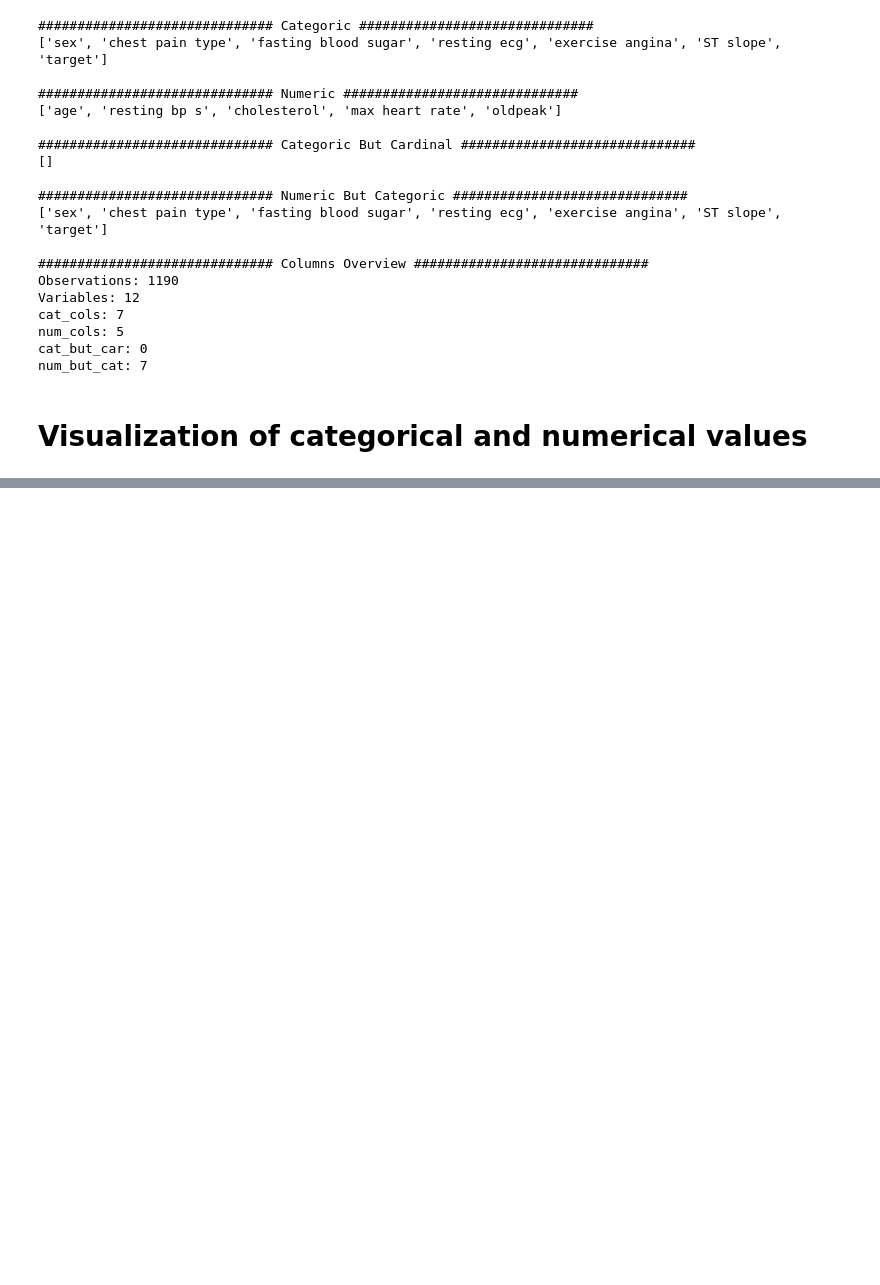
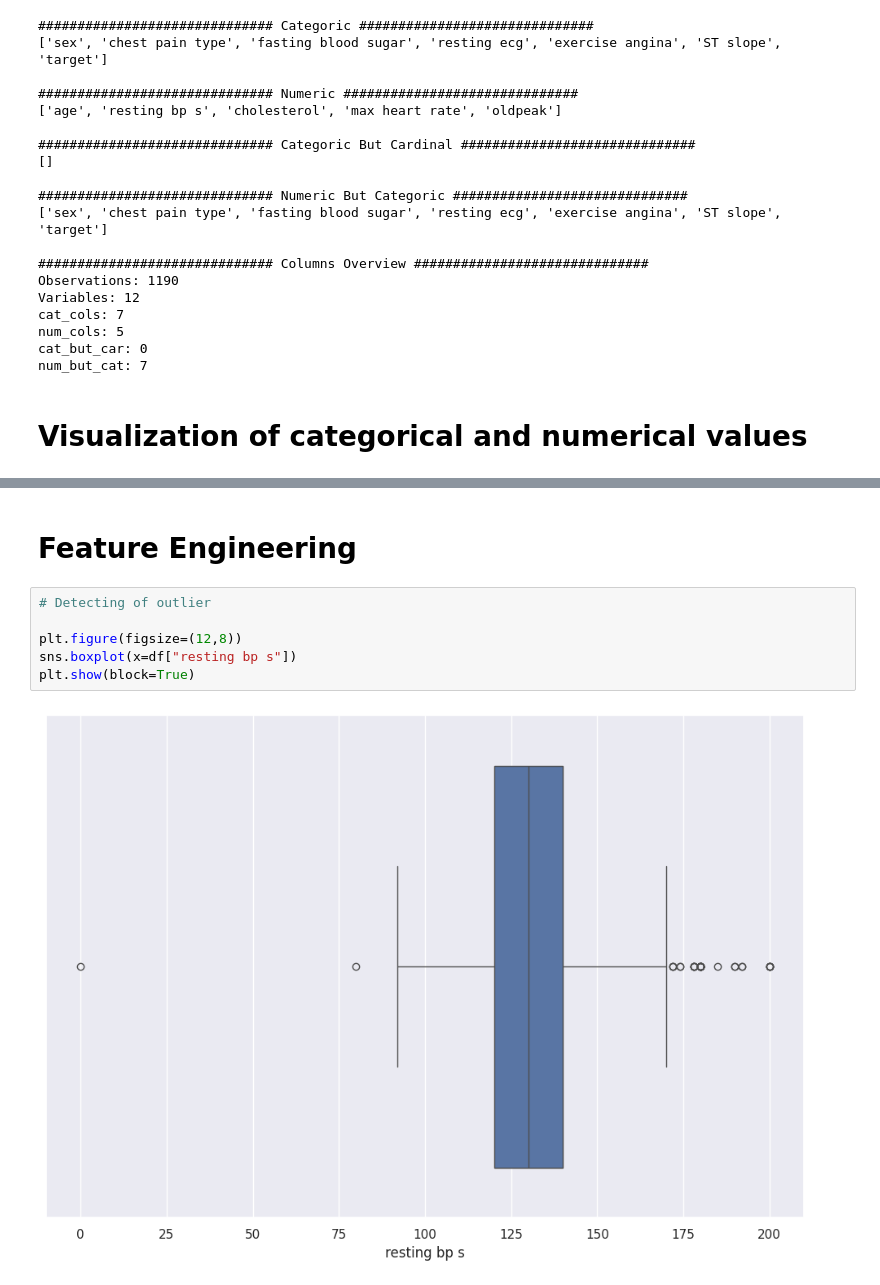
Before and after one commit to Dousery/Heart_Disease_Analysis, a Jupyter notebook: HeartDisease_DataAnalys.ipynb, the cells around one changed output, grey strips where cells are left out. Cells and saved outputs as stored; diff of their text form; blank space fills up the shorter version.

```diff
--- a/HeartDisease_DataAnalys.ipynb
+++ b/HeartDisease_DataAnalys.ipynb
@@ -200,0 +220,10 @@ ST slope
+# %% [markdown]
+# **Feature Engineering**
+# %%
+# Detecting of outlier
+
+plt.figure(figsize=(12,8))
+sns.boxplot(x=df["resting bp s"])
+plt.show(block=True)
+# %% [output]
+[figure, added]
```
Also changed, not shown: parts of 29 cells of this notebook.
